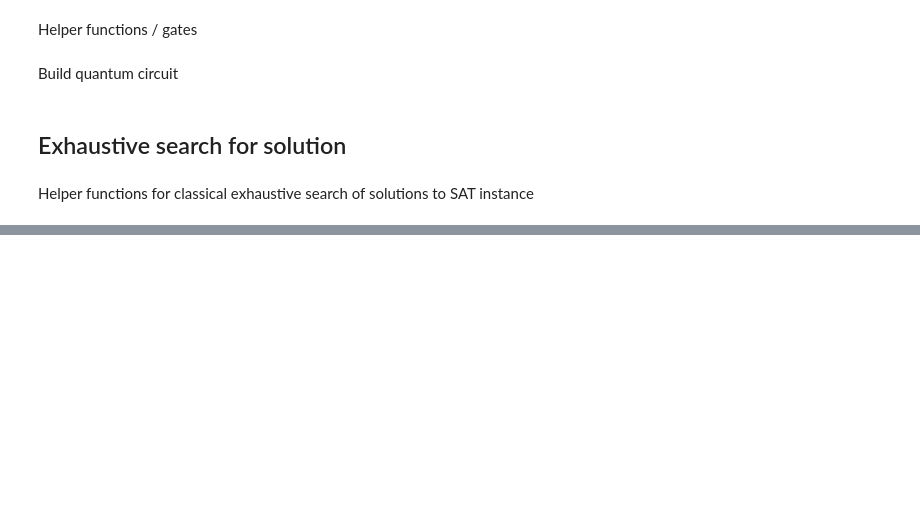
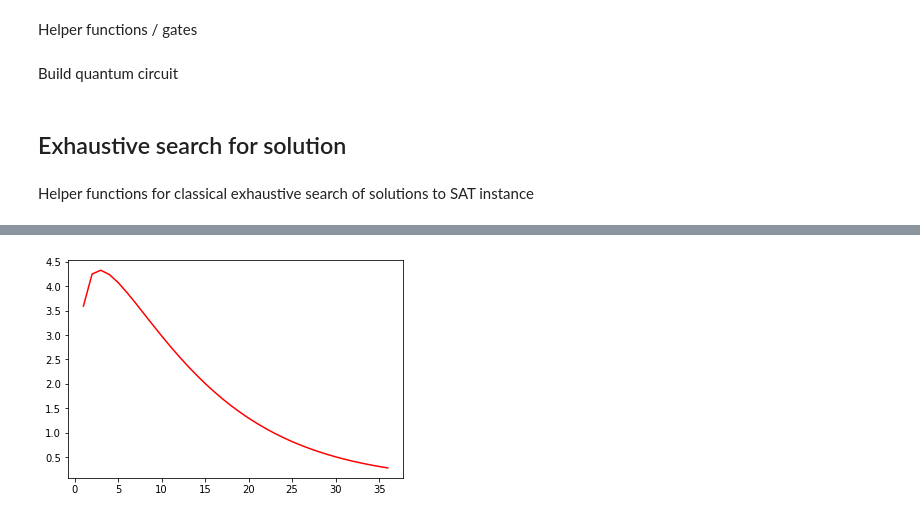
Before and after one commit to ColeLovesSpace/Quantum-3SAT, a Jupyter notebook: DirectCompare/QvsC.ipynb, the cells around one changed output, grey strips where cells are left out. Saved outputs shown, nothing was run; the diff lists cells and outputs as text; code cells hidden in the pictures; blank space fills up the shorter version.

```diff
--- a/DirectCompare/QvsC.ipynb
+++ b/DirectCompare/QvsC.ipynb
@@ -287,11 +299,9 @@ def checkSAT(SAT, state, c, n):
     return True
 
 def exhausting(SAT,c,n):
-#     print(1 << 1 == 2)
     solutions = []
-
-    for t in range(c):
-        print((int(SAT[t][0]))," ",(int(SAT[t][1]))," ",(int(SAT[t][2])))
+#     for t in range(c):
+#         print((int(SAT[t][0]))," ",(int(SAT[t][1]))," ",(int(SAT[t][2])))
 
     for s in range(0,2**n):
         state = int(s)
@@ -367,47 +389,63 @@ except AerError as e:
 # %%
-par = setup(n)
-# maxIt = n**2
 maxIt = n**2
 probList = []
+entropyList = []
+xs = np.linspace(1,maxIt,num = maxIt,dtype='int')
 
-xs = np.linspace(1,maxIt,num = maxIt,dtype='int')
-for it in xs:
-    par['numIt']  = it
-    shots = 10000
+if par['gpu']:
+    # Initialize a GPU backend
+    # Note that the cloud instance for tutorials does not have a GPU
+    # so this will raise an exception.
+    try:
+        simulator_density_matrix = Aer.get_backend('aer_simulator_density_matrix')
+        simulator_density_matrix.set_options(device='GPU')
+    except AerError as e:
+        print(e)
 
-    # Build circuit
-    start = time.time()
-    c = buildCircuit(par,True)
-    circ = transpile(c, simulator_density_matrix, optimization_level=0)
-    job_density_matrix = simulator_density_matrix.run(circ, shots=shots)
-    counts_density_matrix = job_density_matrix.result().get_counts(0)
+    for it in xs:
+        par['numIt']  = it
+        shots = 10000
 
-#     print(counts_density_matrix)
+        # Build circuit
+        start = time.time()
+        qc = buildCircuit(par,True)
+        circ = transpile(qc, simulator_density_matrix, optimization_level=0)
+        job_density_matrix = simulator_density_matrix.run(circ, shots=shots)
+        counts_density_matrix = job_density_matrix.result().get_counts(0)
 
-#     if(par['statevector']):
-#         # Execute and get counts
-#         DM = qi.DensityMatrix.from_instruction(c)
-#         # probs = DM.probabilities_dict()
-#         DM2 = qi.partial_trace(DM,[par['nQ']])
-#         probs = DM2.probabilities_dict()
+        print("Iteration " + str(it) + " took " + str(start-time.time()))
 
-    print("Iteration " + str(it) + " took " + str(start-time.time()))
+        total = 0
+        for state in counts_density_matrix:
+            if(checkSAT(par['sat'], int(state, 2), len(par['sat']), par['nQ'])):
+                total += counts_density_matrix[state]
 
-    total = 0
+        probList.append(total/shots)
+else:
+    for it in xs:
+        par['numIt']  = it
 
-    for state in counts_density_matrix:
-        if(checkSAT(par['sat'], int(state, 2), len(par['sat']), par['nQ'])):
-            total += counts_density_matrix[state]
+        # Build circuit
+        start = time.time()
+        qc = buildCircuit(par,False)
 
+        if(par['statevector']):
+            # Execute and get counts
+            DM = qi.DensityMatrix.from_instruction(qc)
+            # probs = DM.probabilities_dict()
+            DM2 = qi.partial_trace(DM,[par['nQ']])
+            probs = DM2.probabilities_dict()
+            entropyList.append(qi.entropy(DM2))
 
-#     names = list(probs.keys())
-#     values = list(probs.values())
+        print("Iteration " + str(it) + " took " + str(start-time.time()))
 
-#     totalProb = 0
-#     for s in solutions:
-# #         if f'{s:nb}'
-#         totalProb += list(probs.values())[s]
-    probList.append(total/shots)
+        names = list(probs.keys())
+        values = list(probs.values())
 
-# plt.plot(xs, probList, c='red')
+        totalProb = 0
+        for s in solutions:
+            totalProb += list(probs.values())[s]
+        probList.append(totalProb)
+
+    plt.plot(xs, entropyList, c='red')
 # %% [output]
@@ -431,2 +469,3 @@ Iteration 36 took -2.7379984855651855
+[figure, added]
 # %%
 plt.plot(base[:-1]+1, cumulative/numIt, c='blue')
```
Also changed, not shown: parts of 19 cells of this notebook, 5 other files.
